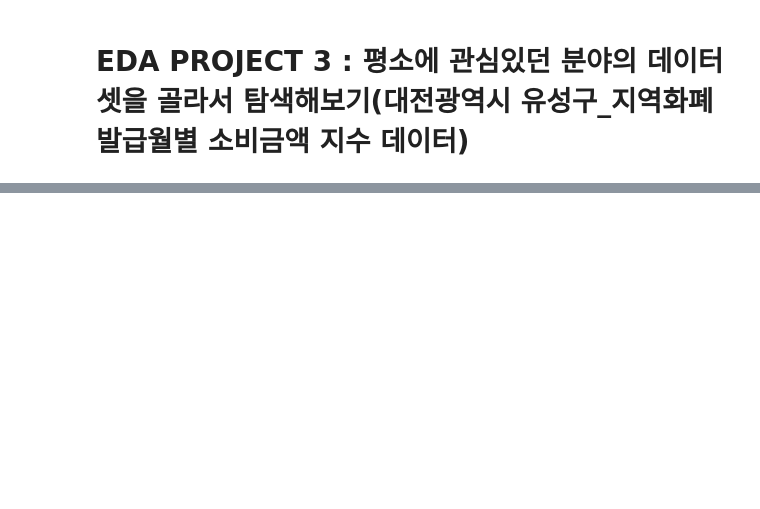
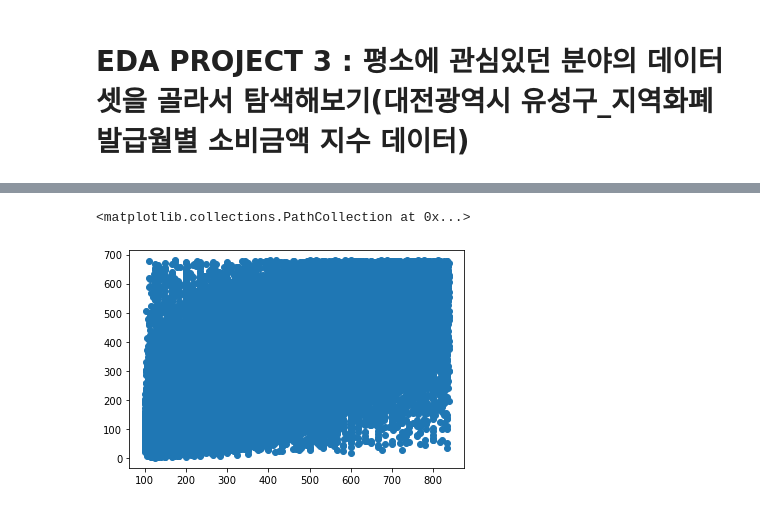
Before and after one commit to 05KBS23/CNU_Daily_study, a Jupyter notebook: python-basic/programmers/week5/EDA_Project3(대전광역시 유성구_지역화폐 발급월별 소비금액 지수 데이터).ipynb, the cells around one changed output, grey strips where cells are left out. Saved outputs shown, nothing was run; the diff lists cells and outputs as text; code cells hidden in the pictures; blank space fills up the shorter version.

```diff
--- a/python-basic/programmers/week5/EDA_Project3(대전광역시 유성구_지역화폐 발급월별 소비금액 지수 데이터).ipynb
+++ b/python-basic/programmers/week5/EDA_Project3(대전광역시 유성구_지역화폐 발급월별 소비금액 지수 데이터).ipynb
@@ -44,0 +188,5 @@ df.head()
+# %%
+plt.scatter(df_times_clean["지수_이용건수"], df_times_clean["지수_이용금액"])
+# %% [output]
+<matplotlib.collections.PathCollection at 0x...>
+[figure, added]
```
Also changed, not shown: parts of 24 cells of this notebook.
